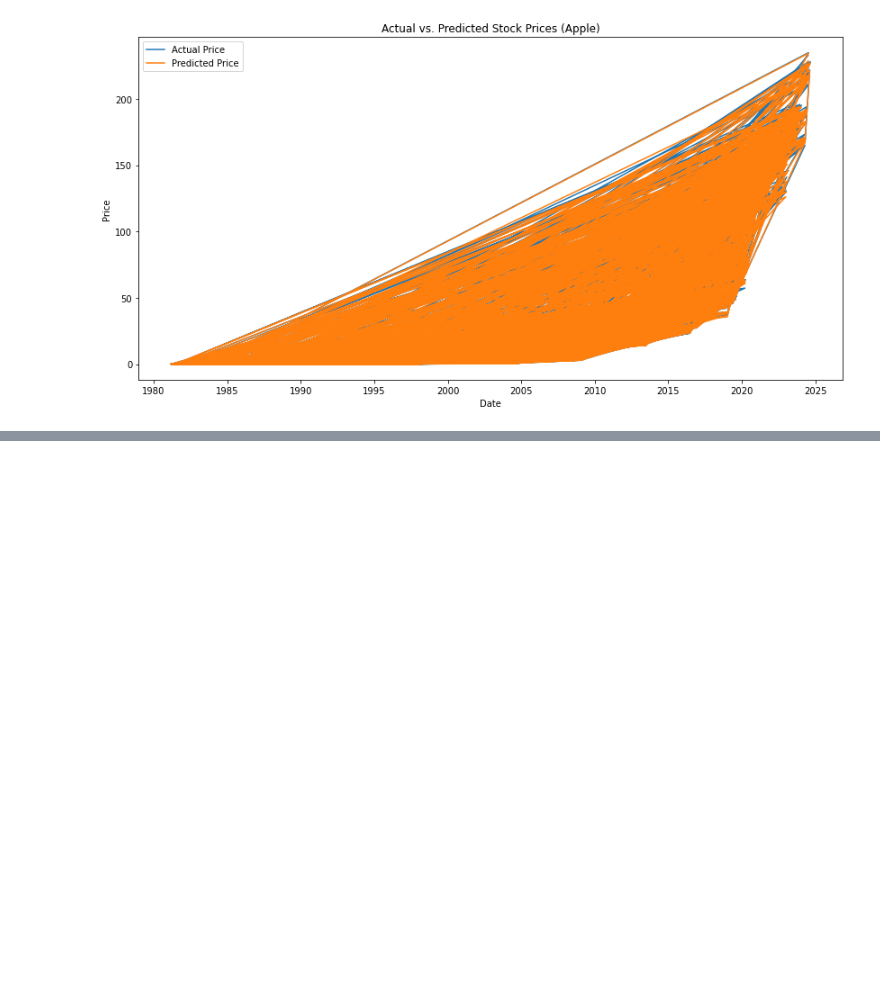
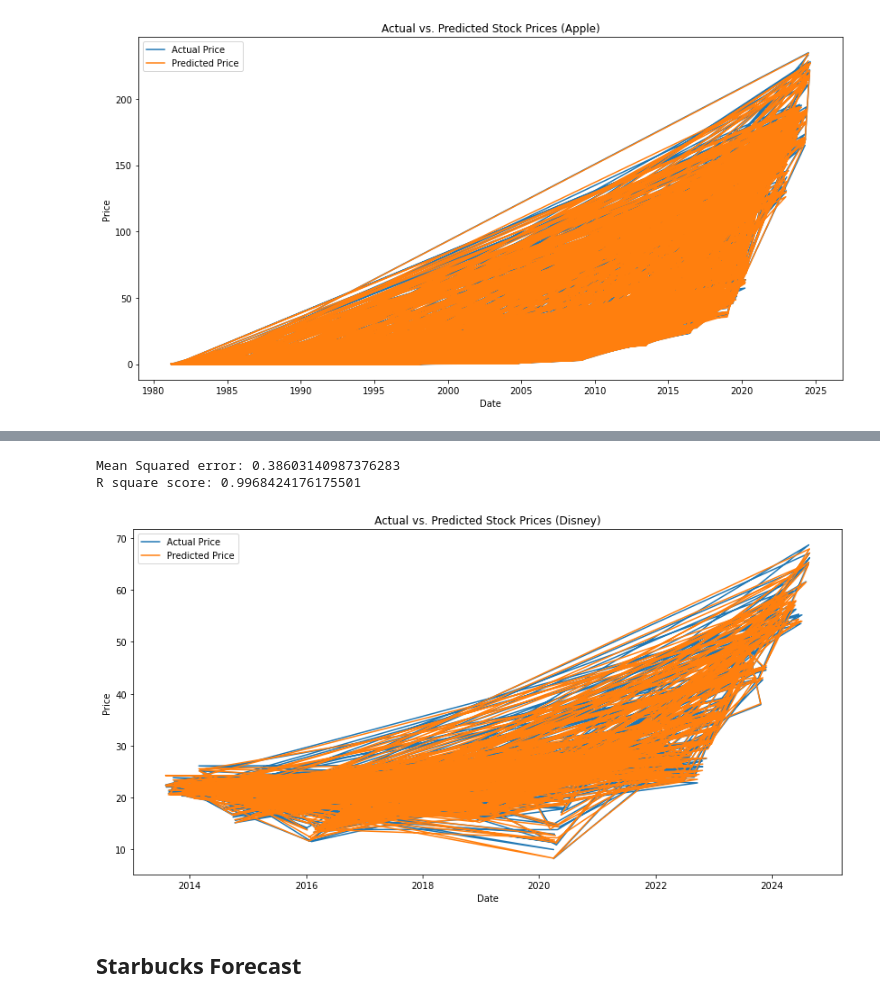
Before and after one commit to marcpalumbo/SP500, a Jupyter notebook: stock_predictor.ipynb, the cells around one changed output, grey strips where cells are left out. Cells and saved outputs as stored; diff of their text form; code cells hidden in the pictures; blank space fills up the shorter version.

```diff
--- a/stock_predictor.ipynb
+++ b/stock_predictor.ipynb
@@ -82,0 +222,3 @@ plt.show()
+# %%
+tmhc = find_stock('TMHC')
+tmhc.head()
@@ -82,0 +234,3 @@ plt.show()
+# %%
+tmhc = moving_average(tmhc)
+tmhc.head()
@@ -82,0 +245,34 @@ plt.show()
+# %%
+X = tmhc[['Close','MA10','MA50']]
+y = tmhc['Close'].shift(-1).dropna()
+X=X[:-1]
+
+X_train,X_test,y_train,y_test = train_test_split(X,y,test_size=.2,random_state=42)
+# %%
+#Get mean Squared error and R^2 score
+model = LinearRegression()
+model.fit(X_train,y_train)
+#Start Making Predictions
+predictions = model.predict(X_test)
+
+mse = mean_squared_error(y_test,predictions)
+r2 = r2_score(y_test,predictions)
+print(f'Mean Squared error: {mse}')
+print(f'R square score: {r2}')
+# %% [output]
+Mean Squared error: 0.38603140987376283
+R square score: 0.9968424176175501
+# %%
+#Create TMHC graph
+plt.figure(figsize=(14, 7))
+plt.plot(y_test.index, y_test.values, label='Actual Price')
+plt.plot(y_test.index, predictions, label='Predicted Price')
+plt.xlabel('Date')
+plt.ylabel('Price')
+plt.title('Actual vs. Predicted Stock Prices (Disney)')
+plt.legend()
+plt.show()
+# %% [output]
+[figure, added]
+# %% [markdown]
+## Starbucks Forecast
```
Also changed, not shown: parts of 41 cells of this notebook.
